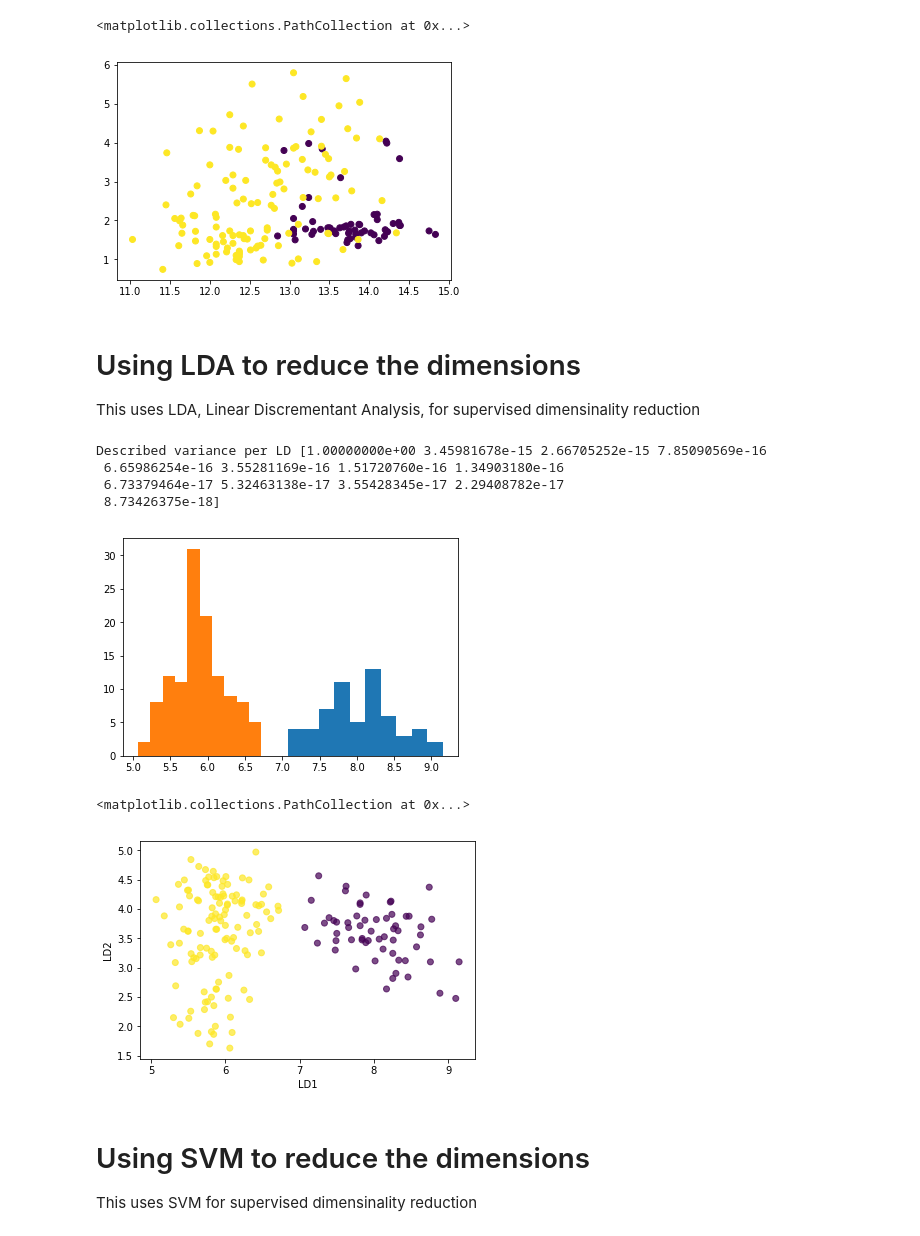
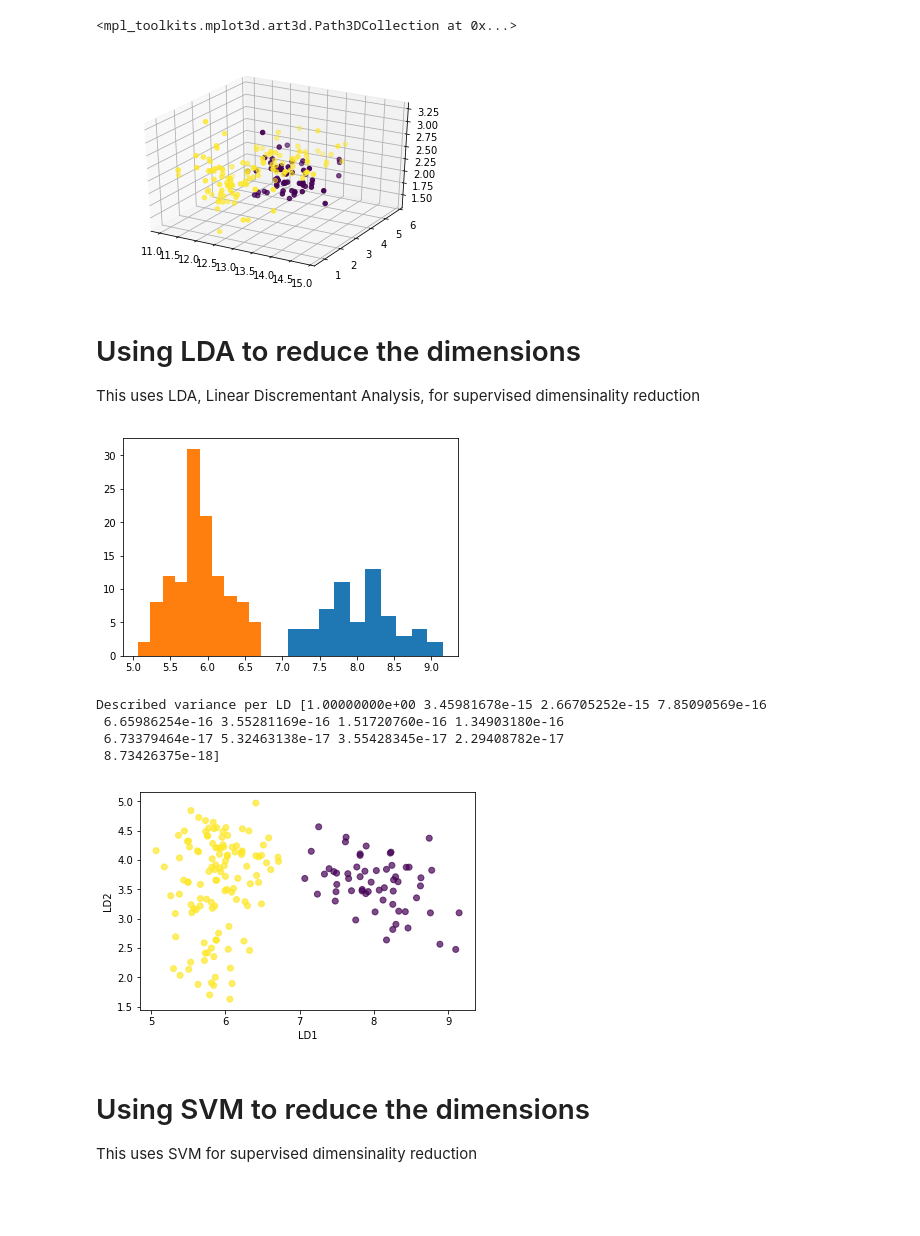
Before and after one commit to rezabonyadi/ML_mini_hyper_book, a Jupyter notebook: codes/svm_dimensionality_reduction/SVM_dimentionality_reduction.ipynb, the cells around one changed output. Cells and saved outputs as stored; diff of their text form; code cells hidden in the pictures; blank space fills up the shorter version.

```diff
--- a/codes/svm_dimensionality_reduction/SVM_dimentionality_reduction.ipynb
+++ b/codes/svm_dimensionality_reduction/SVM_dimentionality_reduction.ipynb
@@ -1,6 +1,9 @@
 # %%
 # Load data
 from sklearn.datasets import load_wine
+import numpy as np
+from matplotlib import pyplot as plt
+from mpl_toolkits.mplot3d import Axes3D
 
 d = load_wine()
 x = d['data']
@@ -8,14 +11,18 @@ y = d['target']
 
 y[y==2] = 1
 
-# x = np.random.randn(1000,2)*1+[3,5]
-# x = np.concatenate([x, np.random.randn(1000,2)*1+[-3,5]])
-# y=np.concatenate([np.zeros(1000),np.ones(1000)])
+# x = np.random.randn(100,3)*1+[3,5,7]
+# x = np.concatenate([x, np.random.randn(100,3)*1+[-6,5, -7]])
+# y=np.concatenate([np.zeros(100),np.ones(100)])
+y[y==0]=-1
 # %%
-plt.scatter(x[:,0], x[:,1], c=y)
+fig = plt.figure()
+ax = fig.add_subplot(111, projection='3d')
+
+ax.scatter(x[:,0], x[:,1], x[:,2], c=y)
 # %% [output]
-<matplotlib.collections.PathCollection at 0x...>
+<mpl_toolkits.mplot3d.art3d.Path3DCollection at 0x...>
-[figure, old version]
+[figure, new version]
 # %% [markdown]
 # Using LDA to reduce the dimensions
 This uses LDA, Linear Discrementant Analysis, for supervised dimensinality reduction
@@ -56,13 +63,6 @@ class lda:
         self.eigen_values = eigen_values
         self.eigen_vectors = eigen_vectors
         self.variance = v
-# %%
-print('Described variance per LD', l.variance)
-# %% [output]
-Described variance per LD [1.00000000e+00 3.45981678e-15 2.66705252e-15 7.85090569e-16
- 6.65986254e-16 3.55281169e-16 1.51720760e-16 1.34903180e-16
- 6.73379464e-17 5.32463138e-17 3.55428345e-17 2.29408782e-17
- 8.73426375e-18]
 # %%
 l = lda()
 l.fit(x, y)
@@ -76,9 +76,13 @@ x_lda = l.transform(x, 2)
 plt.xlabel('LD1')
 plt.ylabel('LD2')
 plt.scatter(x_lda[:,0], x_lda[:,1], c=y, alpha=0.7)
+print('Described variance per LD', l.variance)
 # %% [output]
 [figure]
-<matplotlib.collections.PathCollection at 0x...>
+Described variance per LD [1.00000000e+00 3.45981678e-15 2.66705252e-15 7.85090569e-16
+ 6.65986254e-16 3.55281169e-16 1.51720760e-16 1.34903180e-16
+ 6.73379464e-17 5.32463138e-17 3.55428345e-17 2.29408782e-17
+ 8.73426375e-18]
 [figure]
 # %% [markdown]
 # Using SVM to reduce the dimensions
```
Also changed, not shown: parts of 8 cells of this notebook, 36 other files.
